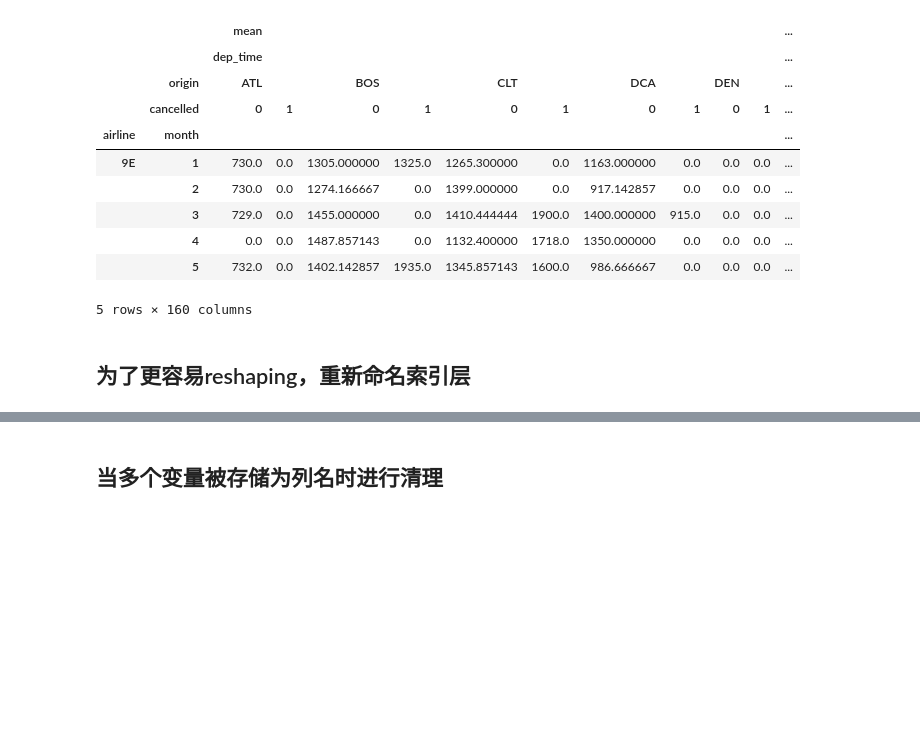
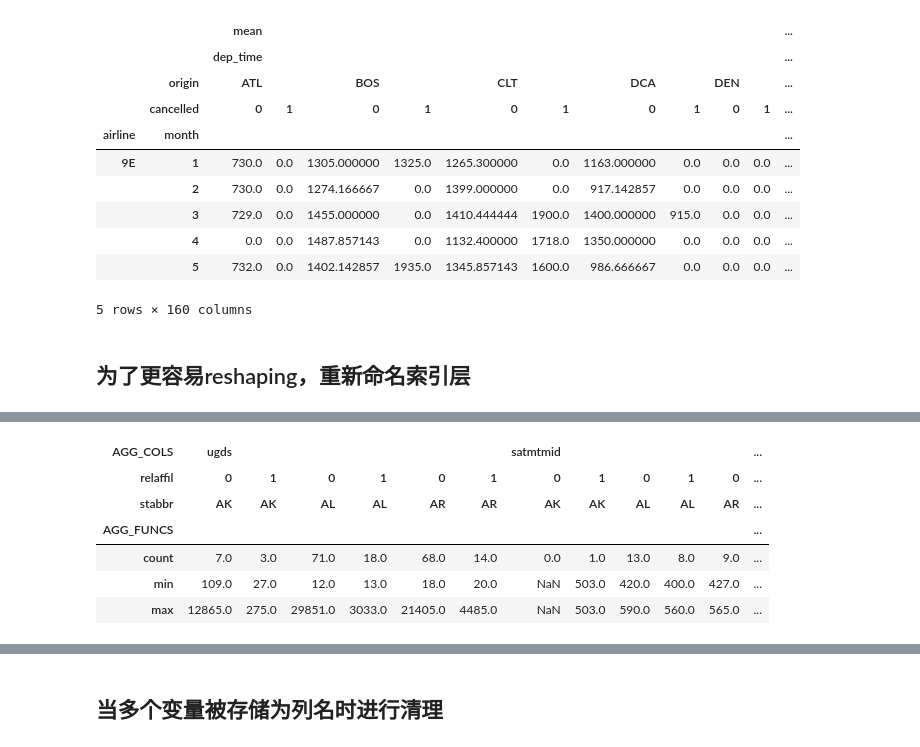
Before and after one commit to 99night66/pandas_study, a Jupyter notebook: 8_数据清理.ipynb, the cells around one changed output, grey strips where cells are left out. Cells and saved outputs as stored; diff of their text form; code cells hidden in the pictures; blank space fills up the shorter version.

```diff
--- a/8_数据清理.ipynb
+++ b/8_数据清理.ipynb
@@ -645,8 +645,8 @@ flights.groupby(['airline', 'month', 'origin', 'cancelled'])[['dep_time', 'dista
 # %% [markdown]
 ## 为了更容易reshaping，重新命名索引层
 # %%
-college = pd.read_csv('data/college.csv')
+college = pd.read_csv('college.csv')
 
-cg = college.groupby(['STABBR', 'RELAFFIL'])['UGDS', 'SATMTMID'] \
+cg = college.groupby(['stabbr', 'relaffil'])[['ugds', 'satmtmid']] \
             .agg(['count', 'min', 'max']).head(6)
 cg
@@ -665,4 +711,12 @@ cg.stack('AGG_FUNCS')\
 # %%
-cg.stack('AGG_FUNCS').unstack(['RELAFFIL', 'STABBR'])
+cg.stack('AGG_FUNCS').unstack(['relaffil', 'stabbr'])
+# %% [output]
+| AGG_COLS | ugds |  |  |  |  |  | satmtmid |  |  |  |  | ... |
+| relaffil | 0 | 1 | 0 | 1 | 0 | 1 | 0 | 1 | 0 | 1 | 0 | ... |
+| stabbr | AK | AK | AL | AL | AR | AR | AK | AK | AL | AL | AR | ... |
+| AGG_FUNCS |  |  |  |  |  |  |  |  |  |  |  | ... |
+| count | 7.0 | 3.0 | 71.0 | 18.0 | 68.0 | 14.0 | 0.0 | 1.0 | 13.0 | 8.0 | 9.0 | ... |
+| min | 109.0 | 27.0 | 12.0 | 13.0 | 18.0 | 20.0 | NaN | 503.0 | 420.0 | 400.0 | 427.0 | ... |
+| max | 12865.0 | 275.0 | 29851.0 | 3033.0 | 21405.0 | 4485.0 | NaN | 503.0 | 590.0 | 560.0 | 565.0 | ... |
 # %%
 cg.stack(['AGG_FUNCS', 'AGG_COLS']).head(12)
```
Also changed, not shown: parts of 18 cells of this notebook, 1 other file.
